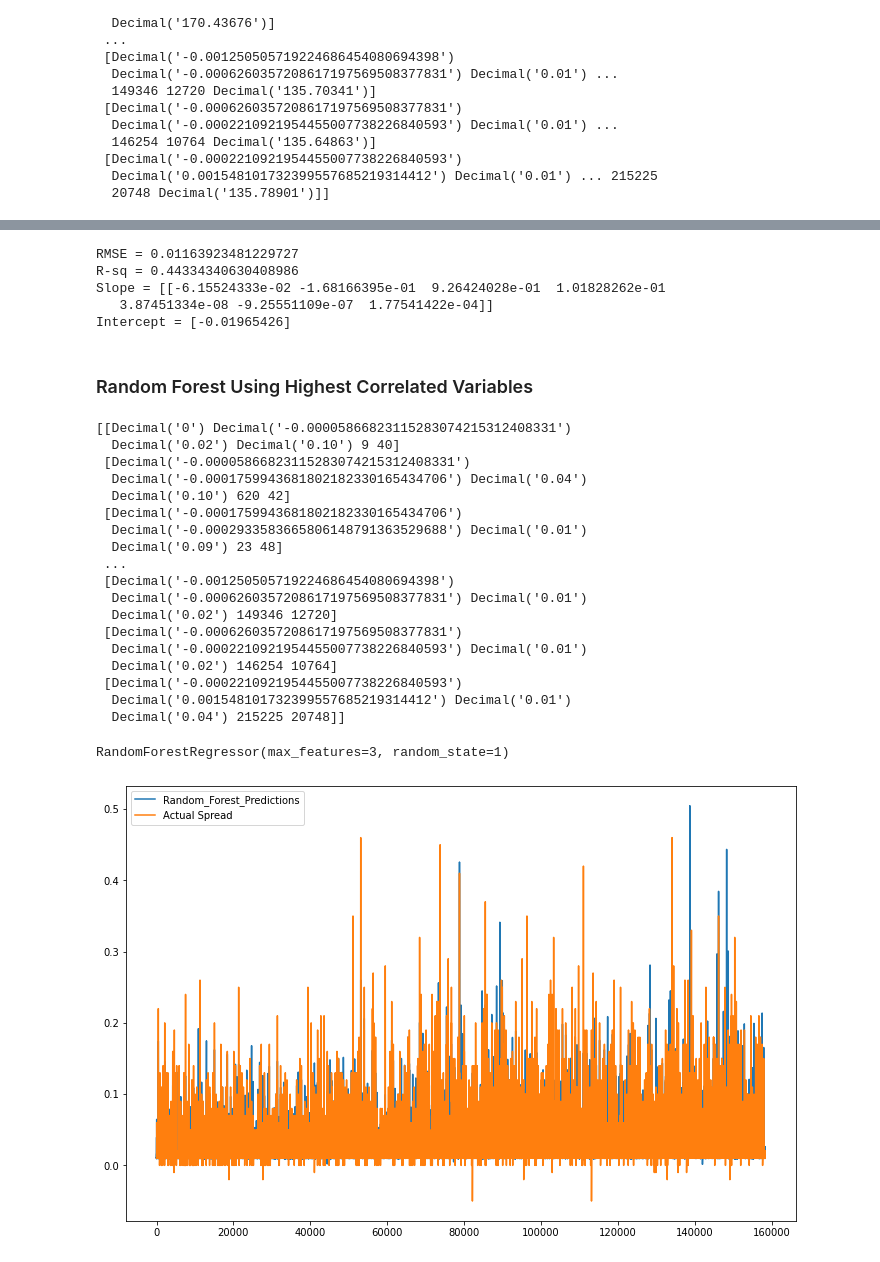
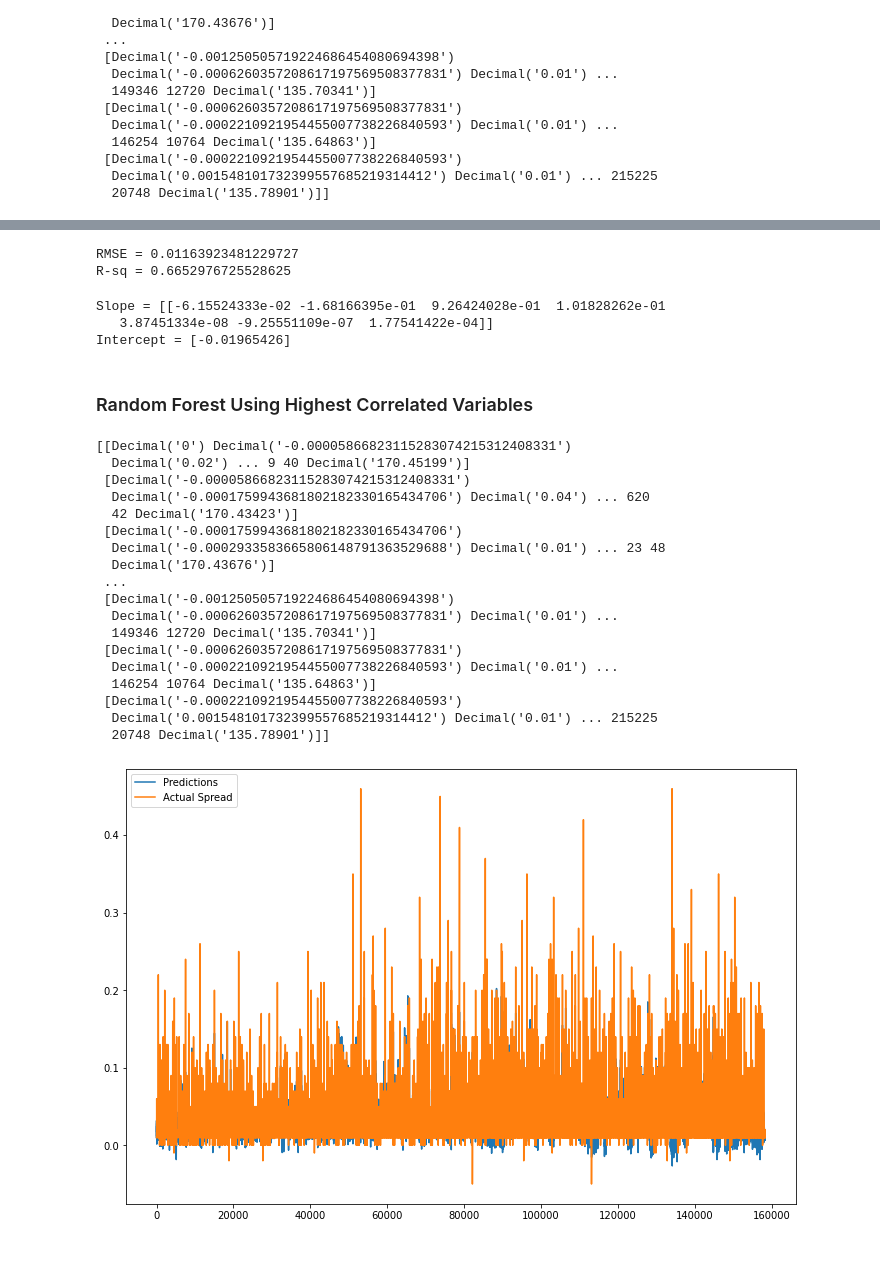
Before and after one commit to angelmvhill/Modeling-Stock-Spreads-Class-Project, a Jupyter notebook: linear_regression.ipynb, the cells around one changed output, grey strips where cells are left out. Cells and saved outputs as stored; diff of their text form; code cells hidden in the pictures.

```diff
--- a/linear_regression.ipynb
+++ b/linear_regression.ipynb
@@ -343,9 +352,9 @@ Intercept = [0.01430355]
 # %% [markdown]
 ### Random Forest Model Using Lagged Spread
 # %%
-x1,x2,x3,x4,y=df['Spread_Lag_1'],df['Spread_Lag_2'],df['Spread_Lag_3'],df['Returns'],df['Spread']
-x1,x2,x3,x4,y=np.array(x1),np.array(x2),np.array(x3),np.array(x4),np.array(y)
-x1,x2,x3,x4,y=x1.reshape(-1,1),x2.reshape(-1,1),x3.reshape(-1,1),x4.reshape(-1,1),y.reshape(-1,1)
-final_x=np.concatenate((x1,x2,x3,x4),axis=1)
+x1,x2,x3,y=df['Returns_Lag_1'],df['Returns_Lag_2'],df['Returns_Lag_3'],df['Spread']
+x1,x2,x3,y=np.array(x1),np.array(x2),np.array(x3),np.array(y)
+x1,x2,x3,y=x1.reshape(-1,1),x2.reshape(-1,1),x3.reshape(-1,1),y.reshape(-1,1)
+final_x=np.concatenate((x1,x2,x3),axis=1)
 print(final_x)
 # %% [output]
@@ -430,61 +442,61 @@ plt.show()
 # %%
 rmse_lin_regr = sqrt(mean_squared_error(y_test, pred))
 r_sq = lin_model.score(X_test, y_test)
-slope = lin_model.coef_
-intercept = lin_model.intercept_
 print(f'RMSE = {rmse_lin_regr}')
 print(f'R-sq = {r_sq}')
-print(f'Slope = {slope}')
-print(f'Intercept = {intercept}')
 # %% [output]
 RMSE = 0.01163923481229727
-R-sq = 0.44334340630408986
-Slope = [[-6.15524333e-02 -1.68166395e-01  9.26424028e-01  1.01828262e-01
-   3.87451334e-08 -9.25551109e-07  1.77541422e-04]]
-Intercept = [-0.01965426]
+R-sq = 0.6652976725528625
+# %%
+slope = lin_model.coef_
+intercept = lin_model.intercept_
+print(f'Slope = {slope}')
+print(f'Intercept = {intercept}')
+# %% [output]
+Slope = [[-6.15524333e-02 -1.68166395e-01  9.26424028e-01  1.01828262e-01
+   3.87451334e-08 -9.25551109e-07  1.77541422e-04]]
+Intercept = [-0.01965426]
 # %% [markdown]
 ### Random Forest Using Highest Correlated Variables
 # %%
-x1,x2,x3,x4,x5,x6,y=df['Returns_Lag_1'],df['Returns'],df['MinSpread'],df['MaxSpread'],df['FinraVolume'],df['NBBOQuoteCount'],df['Spread']
-x1,x2,x3,x4,x5,x6,y=np.array(x1),np.array(x2),np.array(x3),np.array(x4),np.array(x5),np.array(x6),np.array(y)
-x1,x2,x3,x4,x5,x6,y=x1.reshape(-1,1),x2.reshape(-1,1),x3.reshape(-1,1),x4.reshape(-1,1),x5.reshape(-1,1),x6.reshape(-1,1),y.reshape(-1,1)
-final_x=np.concatenate((x1,x2,x3,x4,x5,x6),axis=1)
+x1,x2,x3,x4,x5,x6,x7,y=df['Returns_Lag_1'],df['Returns'],df['MinSpread'],df['MaxSpread'],df['FinraVolume'],df['NBBOQuoteCount'],df['VolumeWeightPrice'],df['Spread']
+x1,x2,x3,x4,x5,x6,x7,y=np.array(x1),np.array(x2),np.array(x3),np.array(x4),np.array(x5),np.array(x6),np.array(x7),np.array(y)
+x1,x2,x3,x4,x5,x6,x7,y=x1.reshape(-1,1),x2.reshape(-1,1),x3.reshape(-1,1),x4.reshape(-1,1),x5.reshape(-1,1),x6.reshape(-1,1),x7.reshape(-1,1),y.reshape(-1,1)
+final_x=np.concatenate((x1,x2,x3,x4,x5,x6,x7),axis=1)
 print(final_x)
 # %% [output]
 [[Decimal('0') Decimal('-0.00005866823115283074215312408331')
-  Decimal('0.02') Decimal('0.10') 9 40]
+  Decimal('0.02') ... 9 40 Decimal('170.45199')]
  [Decimal('-0.00005866823115283074215312408331')
-  Decimal('-0.0001759943681802182330165434706') Decimal('0.04')
-  Decimal('0.10') 620 42]
+  Decimal('-0.0001759943681802182330165434706') Decimal('0.04') ... 620
+  42 Decimal('170.43423')]
  [Decimal('-0.0001759943681802182330165434706')
-  Decimal('-0.0002933583665806148791363529688') Decimal('0.01')
-  Decimal('0.09') 23 48]
+  Decimal('-0.0002933583665806148791363529688') Decimal('0.01') ... 23 48
+  Decimal('170.43676')]
  ...
  [Decimal('-0.001250505719224686454080694398')
-  Decimal('-0.0006260357208617197569508377831') Decimal('0.01')
-  Decimal('0.02') 149346 12720]
+  Decimal('-0.0006260357208617197569508377831') Decimal('0.01') ...
+  149346 12720 Decimal('135.70341')]
  [Decimal('-0.0006260357208617197569508377831')
-  Decimal('-0.0002210921954455007738226840593') Decimal('0.01')
-  Decimal('0.02') 146254 10764]
+  Decimal('-0.0002210921954455007738226840593') Decimal('0.01') ...
+  146254 10764 Decimal('135.64863')]
  [Decimal('-0.0002210921954455007738226840593')
-  Decimal('0.001548101732399557685219314412') Decimal('0.01')
-  Decimal('0.04') 215225 20748]]
+  Decimal('0.001548101732399557685219314412') Decimal('0.01') ... 215225
+  20748 Decimal('135.78901')]]
 # %%
 X_train,X_test,y_train,y_test=final_x[:924245],final_x[924245:],y[:924245],y[924245:]
 # %%
 rf_model.fit(X_train,y_train)
-# %% [output]
-RandomForestRegressor(max_features=3, random_state=1)
 # %%
 pred=rf_model.predict(X_test)
 import matplotlib.pyplot as plt
 plt.rcParams["figure.figsize"] = (12,8)
-plt.plot(pred,label='Random_Forest_Predictions')
+plt.plot(pred,label='Predictions')
 plt.plot(y_test,label='Actual Spread')
 plt.legend(loc="upper left")
 plt.show()
 # %% [output]
-[figure, old version]
+[figure, new version]
 # %%
 rmse_rf = sqrt(mean_squared_error(y_test, pred))
 r_sq = rf_model.score(X_test, y_test)
```
Also changed, not shown: parts of 8 cells of this notebook.
